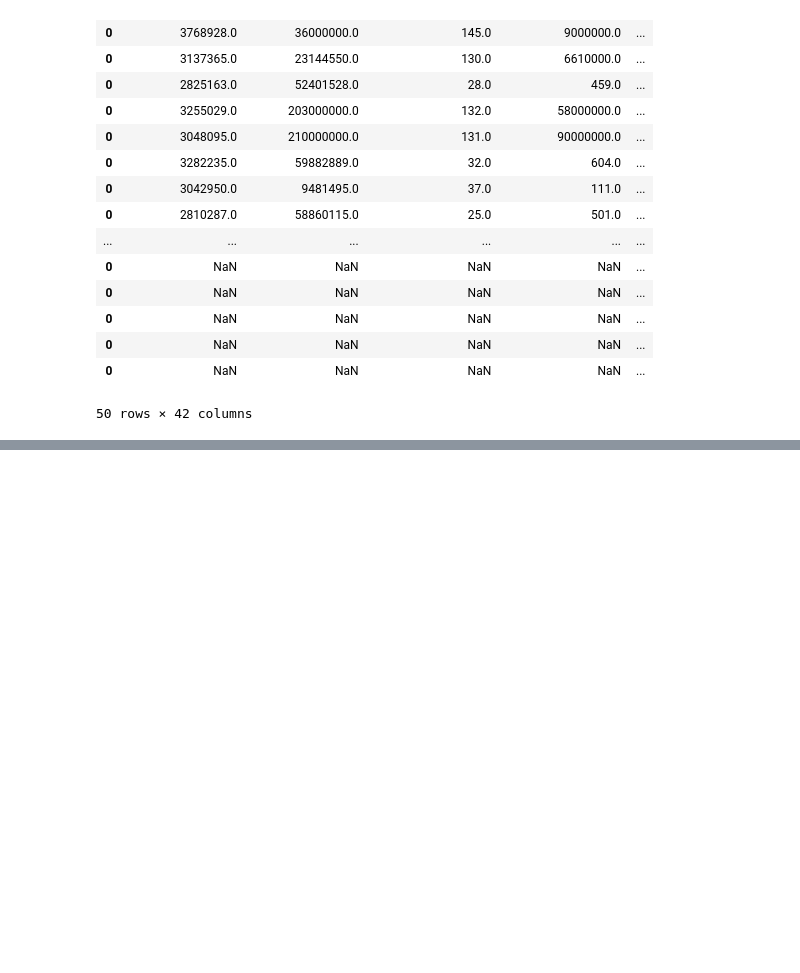
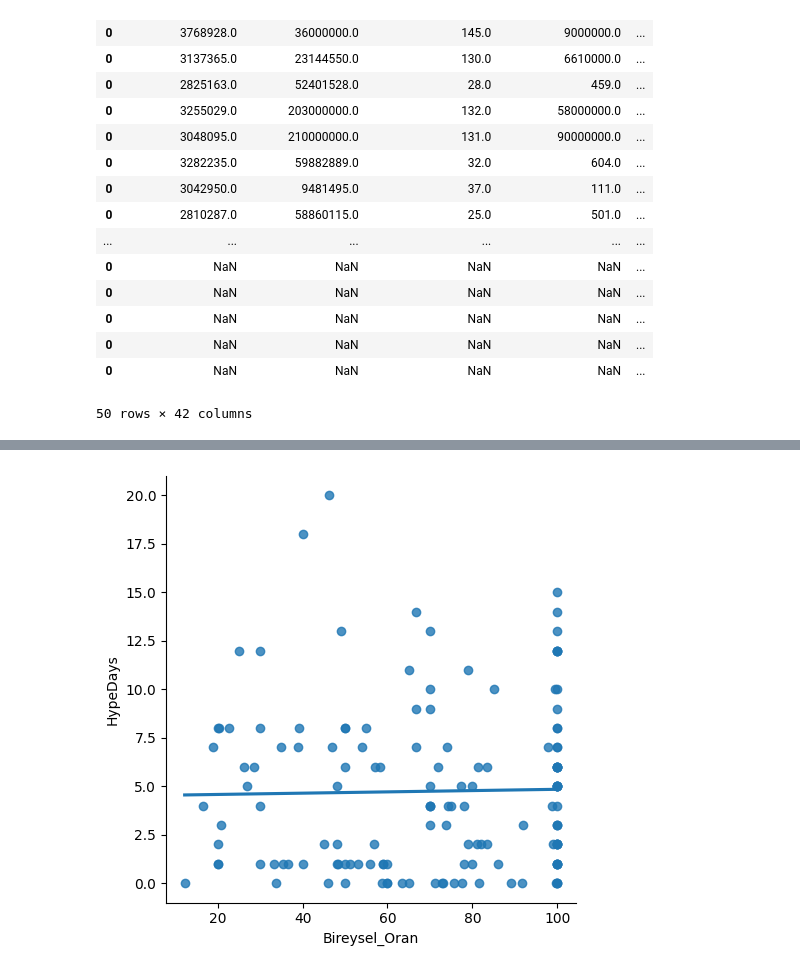
Before and after one commit to uguratli/HalkaArz, a Jupyter notebook: Halka_arz_lab.ipynb, the cells around one changed output, grey strips where cells are left out. Drawn from its saved outputs; the diff is of its cells as text; code cells hidden in the pictures; blank space fills up the shorter version.

```diff
--- a/Halka_arz_lab.ipynb
+++ b/Halka_arz_lab.ipynb
@@ -624,0 +597,20 @@ halka_arz_result_df
+# %%
+df = pd.DataFrame()
+df['Symbol'] = halka_arz_result_df['Symbol']
+df['HypeDays'] = halka_arz_result_df['Hype_Days']
+df['Yurtici_Kisi'] = halka_arz_result_df['Yurt İçi Bireysel_Kisi'] + halka_arz_result_df['Yurt İçi Gerçek Kişi_Kisi'] + halka_arz_result_df['Yurtiçi Bireysel_Kisi'] + halka_arz_result_df[ 'Yurtiçi Gerçek_Kisi']
+df['Yurtici_Lot'] = halka_arz_result_df['Yurt İçi Bireysel_Lot'] + halka_arz_result_df['Yurt İçi Gerçek Kişi_Lot'] + halka_arz_result_df['Yurtiçi Bireysel_Lot'] + halka_arz_result_df[ 'Yurtiçi Gerçek_Lot']
+df['Yurtdisi_Kisi'] = halka_arz_result_df['Yurt Dışı Bireysel_Kisi'] + halka_arz_result_df['Yurt Dışı Gerçek Kişi_Kisi'] + halka_arz_result_df['Yurtdışı Bireysel_Kisi'] + halka_arz_result_df[ 'Yurtdışı Gerçek_Kisi']
+df['Yurtdisi_Lot'] = halka_arz_result_df['Yurt Dışı Bireysel_Lot'] + halka_arz_result_df['Yurt Dışı Gerçek Kişi_Lot'] + halka_arz_result_df['Yurtdışı Bireysel_Lot'] + halka_arz_result_df[ 'Yurtdışı Gerçek_Lot']
+df['Yurtici_Kurumsal'] = halka_arz_result_df['Yurt İçi Kurumsal_Kisi']  + halka_arz_result_df['Yurtiçi Kurumsal_Kisi'] + halka_arz_result_df[ 'Yurtiçi Tüzel_Kisi']
+df['Yurtici_Kurumsal_Lot'] = halka_arz_result_df['Yurt İçi Kurumsal_Lot']  + halka_arz_result_df['Yurtiçi Kurumsal_Lot'] + halka_arz_result_df[ 'Yurtiçi Tüzel_Lot']
+df['Yurtdisi_Kurumsal'] = halka_arz_result_df['Yurt Dışı Kurumsal_Kisi']  + halka_arz_result_df['Yurtdışı Kurumsal_Kisi'] + halka_arz_result_df[ 'Yurtdışı Tüzel_Kisi']
+df['Yurtdisi_Kurumsal_Lot'] = halka_arz_result_df['Yurt Dışı Kurumsal_Lot']  + halka_arz_result_df['Yurtdışı Kurumsal_Lot'] + halka_arz_result_df[ 'Yurtdışı Tüzel_Lot']
+df['Sirket_Calisanlari_Kisi'] = halka_arz_result_df['Şirket Çalışanları_Kisi'] + halka_arz_result_df['Grup Çalışanları_Kisi'] + halka_arz_result_df['Şirket Çalışanları / Çiftçi Yatırımcı_Kisi'] + halka_arz_result_df['Kale Grubu Çalışanları_Kisi']
+df['Sirket_Calisanlari_Lot'] = halka_arz_result_df['Şirket Çalışanları_Lot'] + halka_arz_result_df['Grup Çalışanları_Lot'] + halka_arz_result_df['Şirket Çalışanları / Çiftçi Yatırımcı_Lot'] + halka_arz_result_df['Kale Grubu Çalışanları_Lot']
+df['Yuksek Başvurulu_Kisi'] = halka_arz_result_df['Yüksek Başvurulu_Kisi']
+df['Yuksek Başvurulu_Lot'] = halka_arz_result_df['Yüksek Başvurulu_Lot']
+df['Yuksek Başvurulu Bireysel_Kisi'] = halka_arz_result_df['Yüksek Başvurulu Bireysel_Kisi']
+df['Yuksek Başvurulu Bireysel_Lot'] = halka_arz_result_df['Yüksek Başvurulu Bireysel_Lot']
+
+df
@@ -624,0 +631,8 @@ halka_arz_result_df
+# %%
+df['Total_Lot'] = df['Yurtici_Lot'] + df['Yurtdisi_Lot'] + df['Yurtici_Kurumsal_Lot'] + df['Yurtdisi_Kurumsal_Lot'] + df['Sirket_Calisanlari_Lot'] + df['Yuksek Başvurulu_Lot'] + df['Yuksek Başvurulu Bireysel_Lot']
+df['Total_Kisi'] = df['Yurtici_Kisi'] + df['Yurtdisi_Kisi'] + df['Yurtici_Kurumsal'] + df['Yurtdisi_Kurumsal'] + df['Sirket_Calisanlari_Kisi'] + df['Yuksek Başvurulu_Kisi'] + df['Yuksek Başvurulu Bireysel_Kisi']
+df['Kurumsal_Oran'] = (df['Yurtici_Kurumsal_Lot'] + df['Yurtdisi_Kurumsal_Lot'])/df['Total_Lot'] * 100
+df['Bireysel_Oran'] = (df['Yurtici_Lot'] + df['Yurtdisi_Lot'])/df['Total_Lot'] * 100
+df['Bireysel_Kisi_Oran'] = (df['Yurtici_Kisi'] + df['Yurtdisi_Kisi'])/df['Total_Kisi'] * 100
+df['Kurumsal_Kisi_Oran'] = (df['Yurtici_Kurumsal'] + df['Yurtdisi_Kurumsal'])/df['Total_Kisi'] * 100
+df
@@ -624,0 +676,5 @@ halka_arz_result_df
+# %%
+sns.lmplot(x='Bireysel_Oran', y='HypeDays', data=df, ci=None)
+plt.show()
+# %% [output]
+[figure, added]
```
Also changed, not shown: parts of 24 cells of this notebook.
